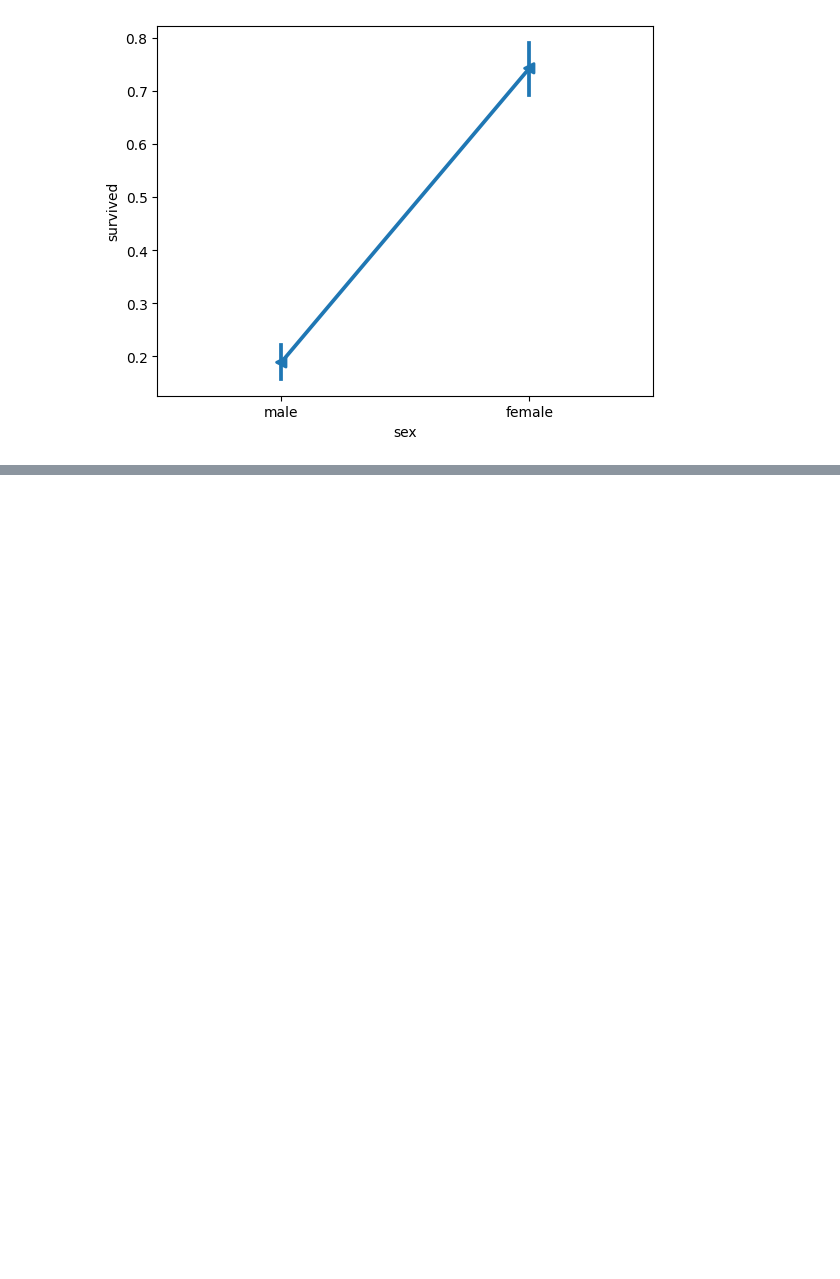
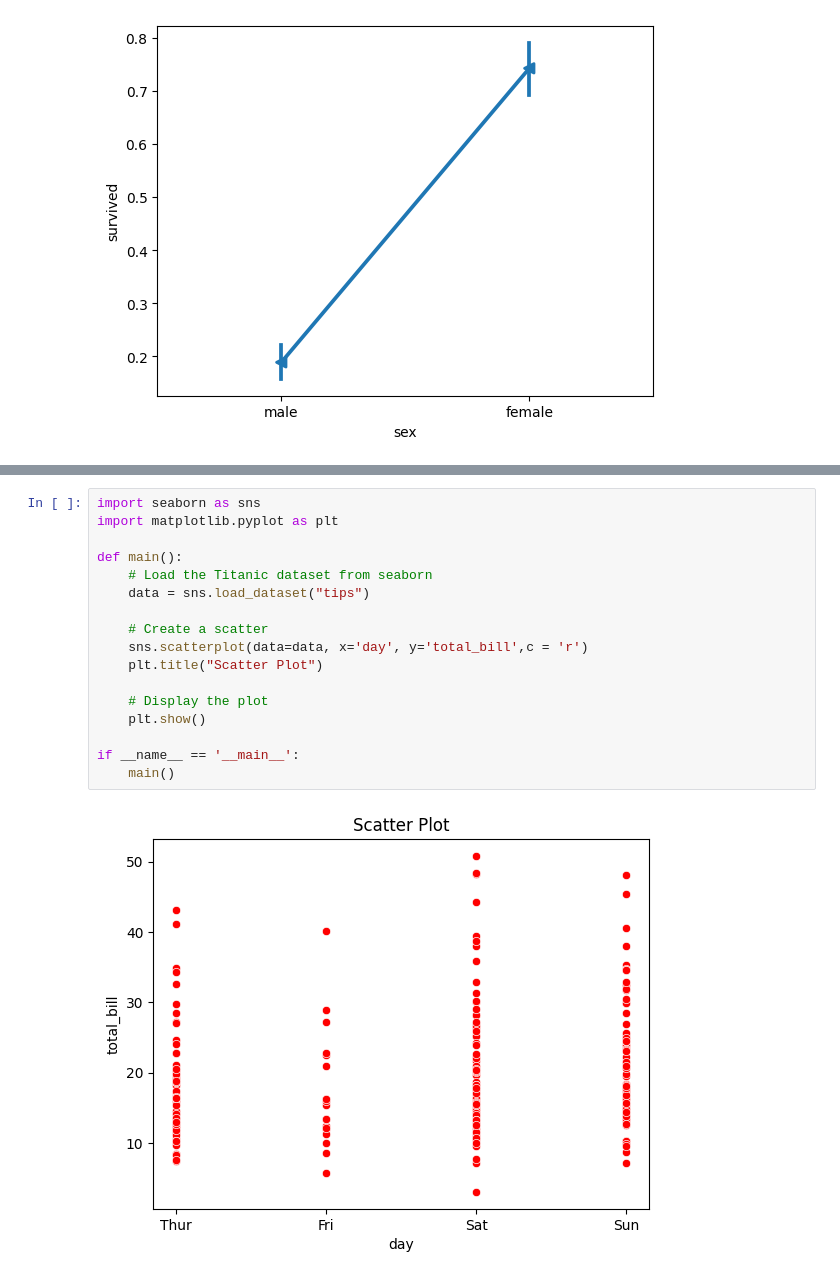
Before and after one commit to shivyelave/Python-Libraries, a Jupyter notebook: Seaborn/seaborn_plots.ipynb, the cells around one changed output, grey strips where cells are left out. Drawn from its saved outputs; the diff is of its cells as text; blank space fills up the shorter version.

Commit message:
[Shiv] Add: Scatter plot using seaborn.

```diff
--- a/Seaborn/seaborn_plots.ipynb
+++ b/Seaborn/seaborn_plots.ipynb
@@ -58,0 +64,19 @@ if __name__ == '__main__':
+# %%
+import seaborn as sns
+import matplotlib.pyplot as plt
+
+def main():
+    # Load the Titanic dataset from seaborn
+    data = sns.load_dataset("tips")
+
+    # Create a scatter
+    sns.scatterplot(data=data, x='day', y='total_bill',c = 'r')
+    plt.title("Scatter Plot")
+
+    # Display the plot
+    plt.show()
+
+if __name__ == '__main__':
+    main()
+# %% [output]
+[figure, added]
```
Also changed, not shown: parts of 2 cells of this notebook.
